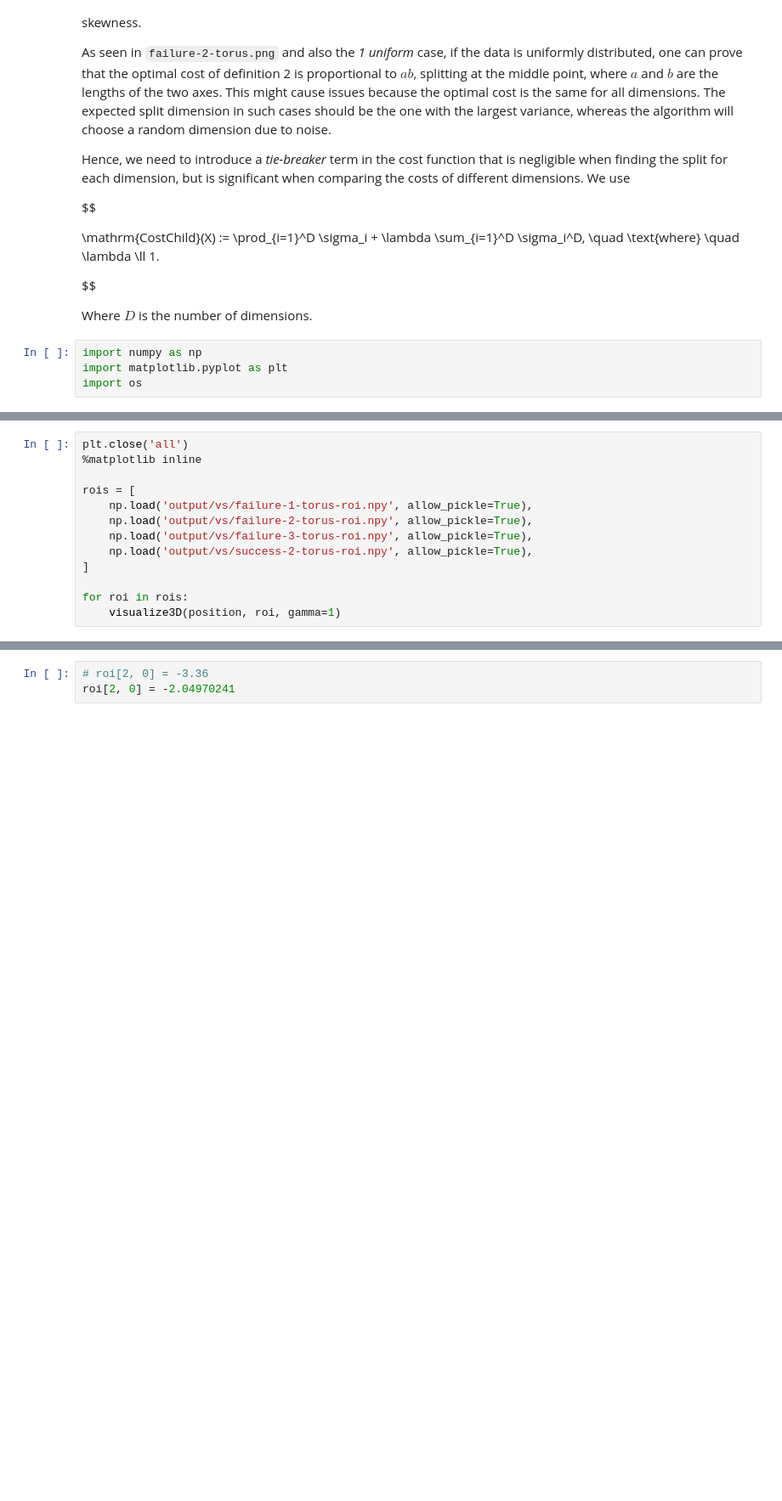
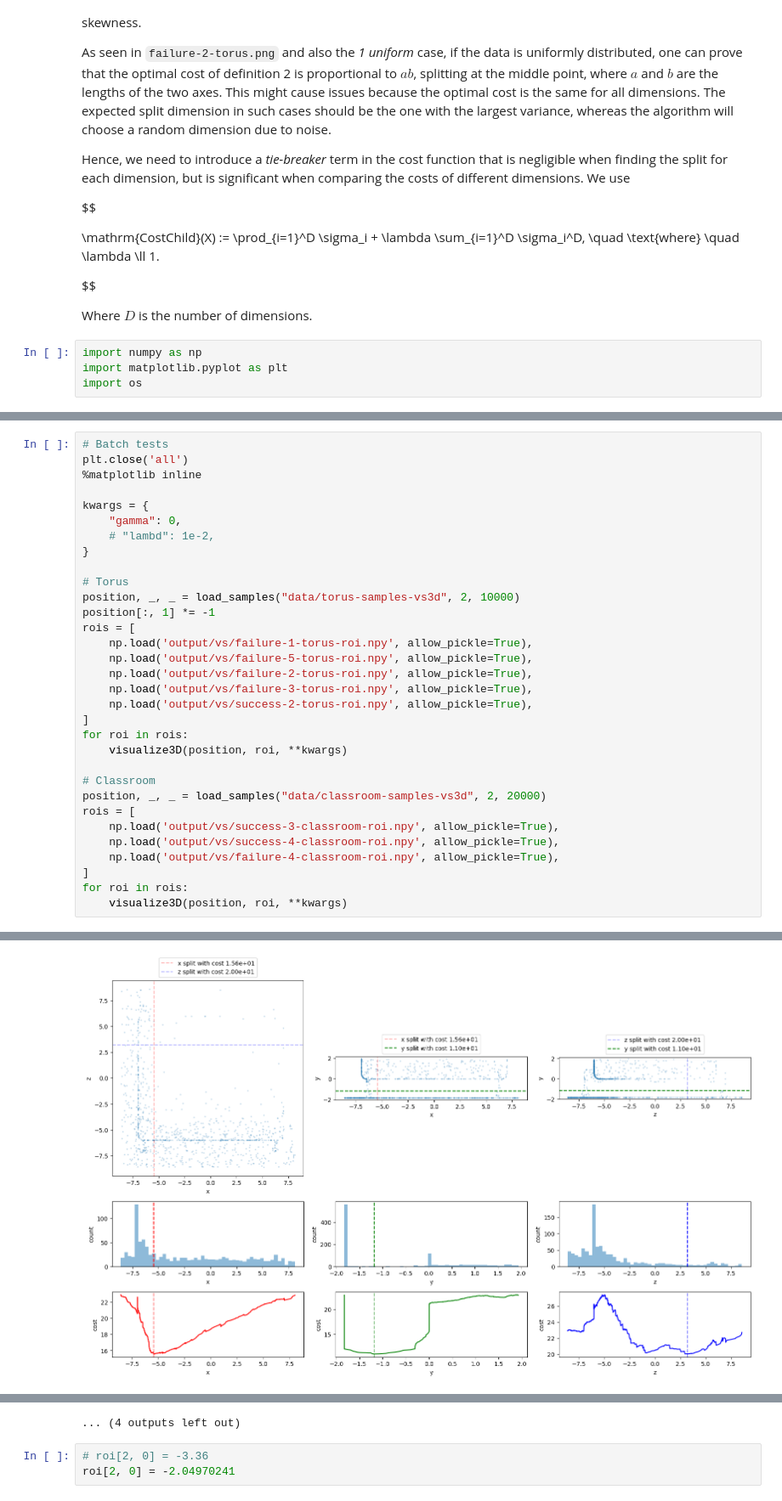
Before and after one commit to JamesZFS/thesis_experiments, a Jupyter notebook: vs.ipynb, the cells around one changed output, grey strips where cells are left out. Shown at 85% size. Drawn from its saved outputs; the diff is of its cells as text; blank space fills up the shorter version.

```diff
--- a/vs.ipynb
+++ b/vs.ipynb
@@ -406,13 +505,33 @@ Best split dimension: 2
 # %%
+# Batch tests
 plt.close('all')
 %matplotlib inline
 
+kwargs = {
+    "gamma": 0,
+    # "lambd": 1e-2,
+}
+
+# Torus
+position, _, _ = load_samples("data/torus-samples-vs3d", 2, 10000)
+position[:, 1] *= -1
 rois = [
     np.load('output/vs/failure-1-torus-roi.npy', allow_pickle=True),
+    np.load('output/vs/failure-5-torus-roi.npy', allow_pickle=True),
     np.load('output/vs/failure-2-torus-roi.npy', allow_pickle=True),
     np.load('output/vs/failure-3-torus-roi.npy', allow_pickle=True),
     np.load('output/vs/success-2-torus-roi.npy', allow_pickle=True),
 ]
+for roi in rois:
+    visualize3D(position, roi, **kwargs)
 
+# Classroom
+position, _, _ = load_samples("data/classroom-samples-vs3d", 2, 20000)
+rois = [
+    np.load('output/vs/success-3-classroom-roi.npy', allow_pickle=True),
+    np.load('output/vs/success-4-classroom-roi.npy', allow_pickle=True),
+    np.load('output/vs/failure-4-classroom-roi.npy', allow_pickle=True),
+]
 for roi in rois:
-    visualize3D(position, roi, gamma=1)
+    visualize3D(position, roi, **kwargs)
+# %% [output]
@@ -418,0 +548 @@ for roi in rois:
+[figure, added]
@@ -419,3 +596,4 @@ for roi in rois:
+... (4 outputs left out)
 # %%
 # roi[2, 0] = -3.36
 roi[2, 0] = -2.04970241
```
Also changed, not shown: parts of 11 cells of this notebook.
